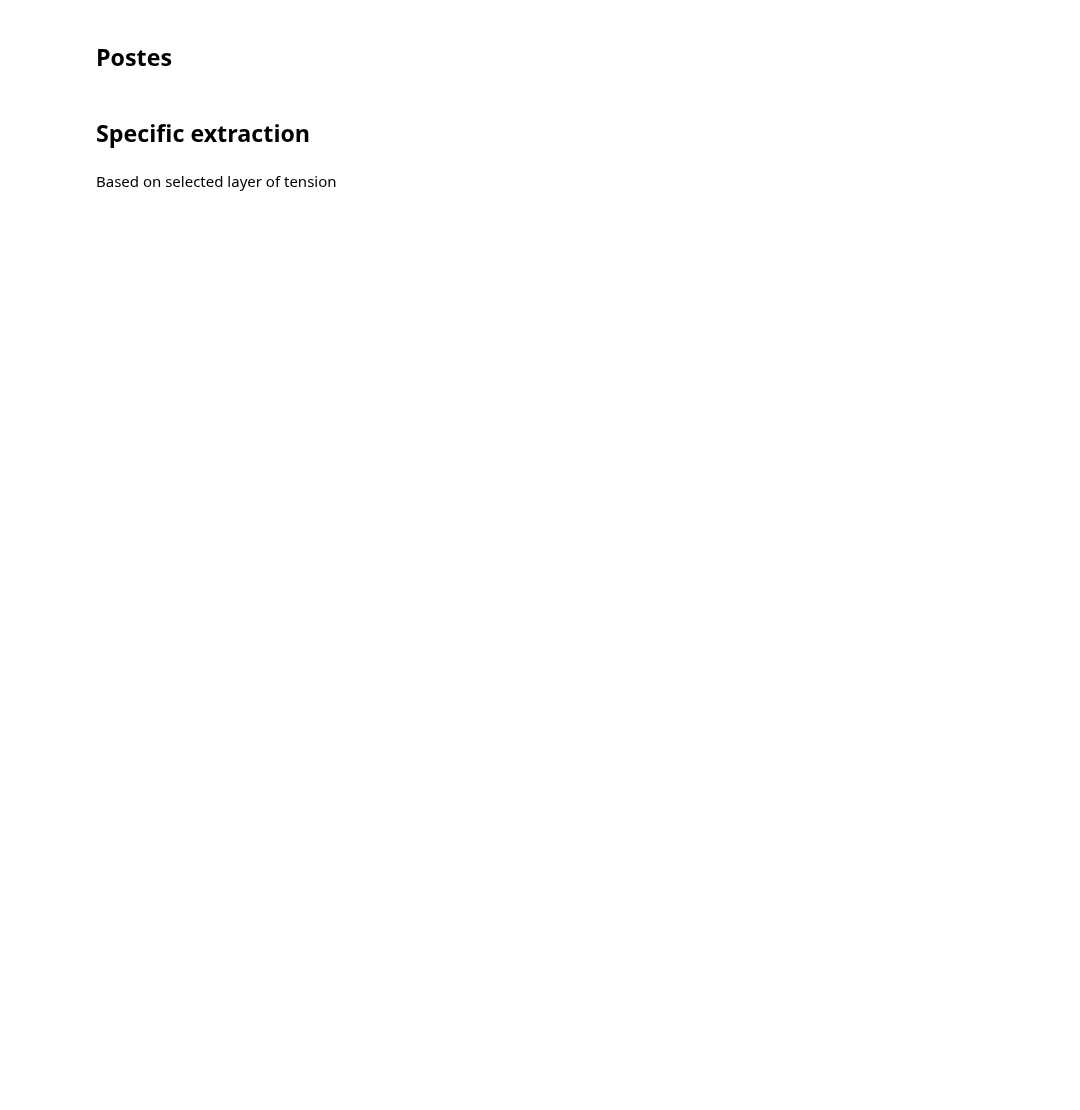
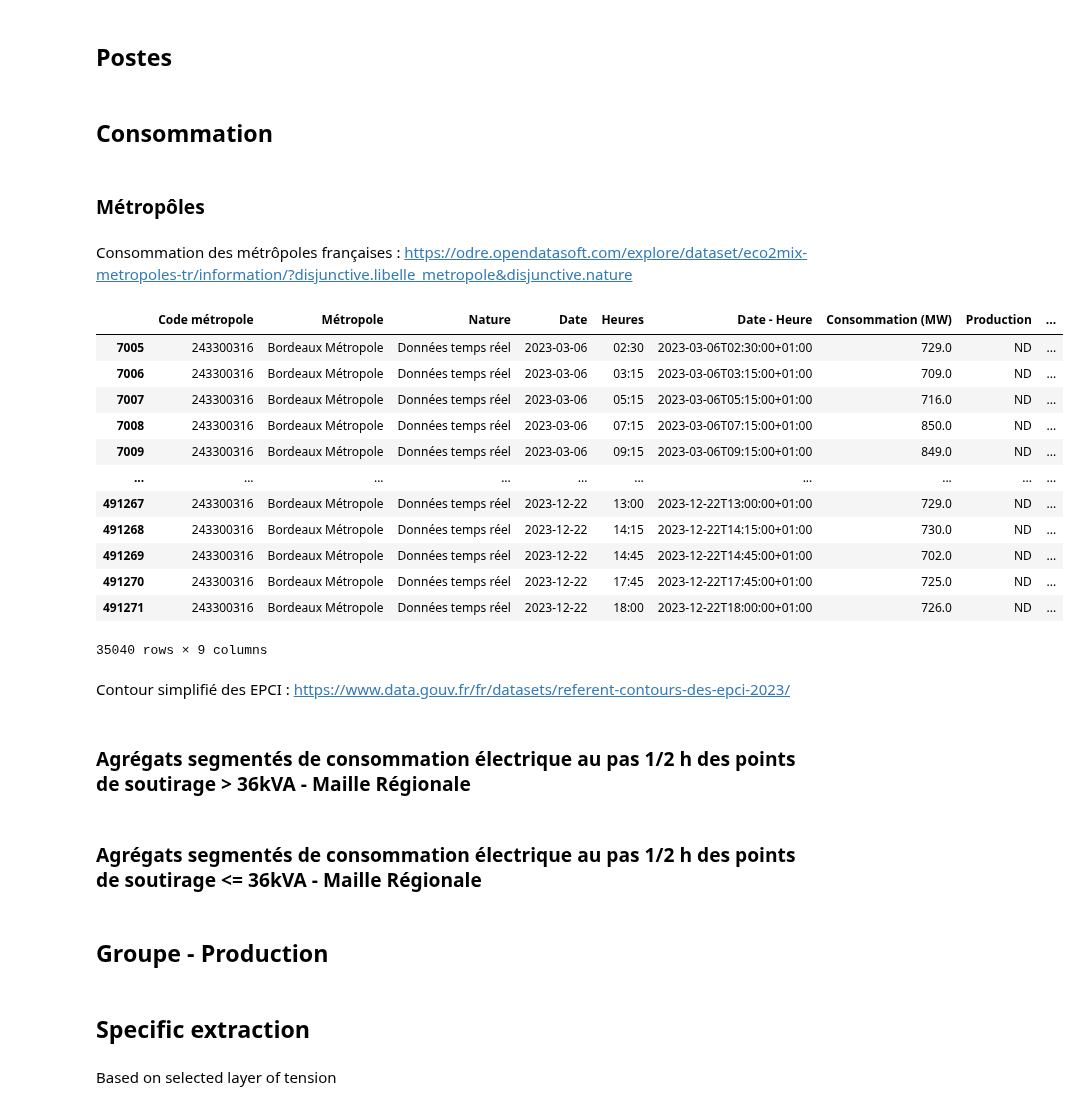
Before and after one commit to MattEclipse/congestion, a Jupyter notebook: notebooks/flow_modelisation.ipynb, the cells around one changed output. Drawn from its saved outputs; the diff is of its cells as text; code cells hidden in the pictures; blank space fills up the shorter version.

Commit message:
retrieve polygn geopont metropole

```diff
--- a/notebooks/flow_modelisation.ipynb
+++ b/notebooks/flow_modelisation.ipynb
@@ -80,3 +61,33 @@ df_ligne_RT.shape
 # %%
 path_postes= '/Users/matthiasmolenat/repos/congestion/data/2412_postes-electriques-rte.csv'
 df_postes_RT= pd.read_csv(path_postes,delimiter=';')
+# %% [markdown]
+## Consommation
+# %% [markdown]
+### Métropôles
+# %% [markdown]
+Consommation des métrôpoles françaises : https://odre.opendatasoft.com/explore/dataset/eco2mix-metropoles-tr/information/?disjunctive.libelle_metropole&disjunctive.nature
+# %%
+path_metropoles= '/Users/matthiasmolenat/repos/congestion/data/eco2mix-metropoles-tr.csv'
+df_metropoles= pd.read_csv(path_metropoles,delimiter=';')
+# %%
+df_metropoles_grouped = df_metropoles.groupby(['Métropole'])
+df_metropoles_separated = {group_name[0]: sub_df for group_name, sub_df in df_metropoles_grouped}
+# %%
+df_metropoles_separated['Bordeaux Métropole']
+# %% [output]
+|  | Code métropole | Métropole | Nature | Date | Heures | Date - Heure | Consommation (MW) | Production | ... |
+| 7005 | 243300316 | Bordeaux Métropole | Données temps réel | 2023-03-06 | 02:30 | 2023-03-06T02:30:00+01:00 | 729.0 | ND | ... |
+| 7006 | 243300316 | Bordeaux Métropole | Données temps réel | 2023-03-06 | 03:15 | 2023-03-06T03:15:00+01:00 | 709.0 | ND | ... |
+| 7007 | 243300316 | Bordeaux Métropole | Données temps réel | 2023-03-06 | 05:15 | 2023-03-06T05:15:00+01:00 | 716.0 | ND | ... |
+| 7008 | 243300316 | Bordeaux Métropole | Données temps réel | 2023-03-06 | 07:15 | 2023-03-06T07:15:00+01:00 | 850.0 | ND | ... |
+| 7009 | 243300316 | Bordeaux Métropole | Données temps réel | 2023-03-06 | 09:15 | 2023-03-06T09:15:00+01:00 | 849.0 | ND | ... |
+| ... | ... | ... | ... | ... | ... | ... | ... | ... | ... |
+| 491267 | 243300316 | Bordeaux Métropole | Données temps réel | 2023-12-22 | 13:00 | 2023-12-22T13:00:00+01:00 | 729.0 | ND | ... |
+| 491268 | 243300316 | Bordeaux Métropole | Données temps réel | 2023-12-22 | 14:15 | 2023-12-22T14:15:00+01:00 | 730.0 | ND | ... |
+| 491269 | 243300316 | Bordeaux Métropole | Données temps réel | 2023-12-22 | 14:45 | 2023-12-22T14:45:00+01:00 | 702.0 | ND | ... |
+| 491270 | 243300316 | Bordeaux Métropole | Données temps réel | 2023-12-22 | 17:45 | 2023-12-22T17:45:00+01:00 | 725.0 | ND | ... |
+| 491271 | 243300316 | Bordeaux Métropole | Données temps réel | 2023-12-22 | 18:00 | 2023-12-22T18:00:00+01:00 | 726.0 | ND | ... |
+35040 rows × 9 columns
+# %% [markdown]
+Contour simplifié des EPCI : https://www.data.gouv.fr/fr/datasets/referent-contours-des-epci-2023/
@@ -83,3 +98,9 @@ df_postes_RT= pd.read_csv(path_postes,delimiter=';')
+# %% [markdown]
+### Agrégats segmentés de consommation électrique au pas 1/2 h des points de soutirage > 36kVA - Maille Régionale
+# %% [markdown]
+### Agrégats segmentés de consommation électrique au pas 1/2 h des points de soutirage <= 36kVA - Maille Régionale
+# %% [markdown]
+## Groupe - Production
 # %% [markdown]
 ## Specific extraction
 # %% [markdown]
```
Also changed, not shown: parts of 7 cells of this notebook.
